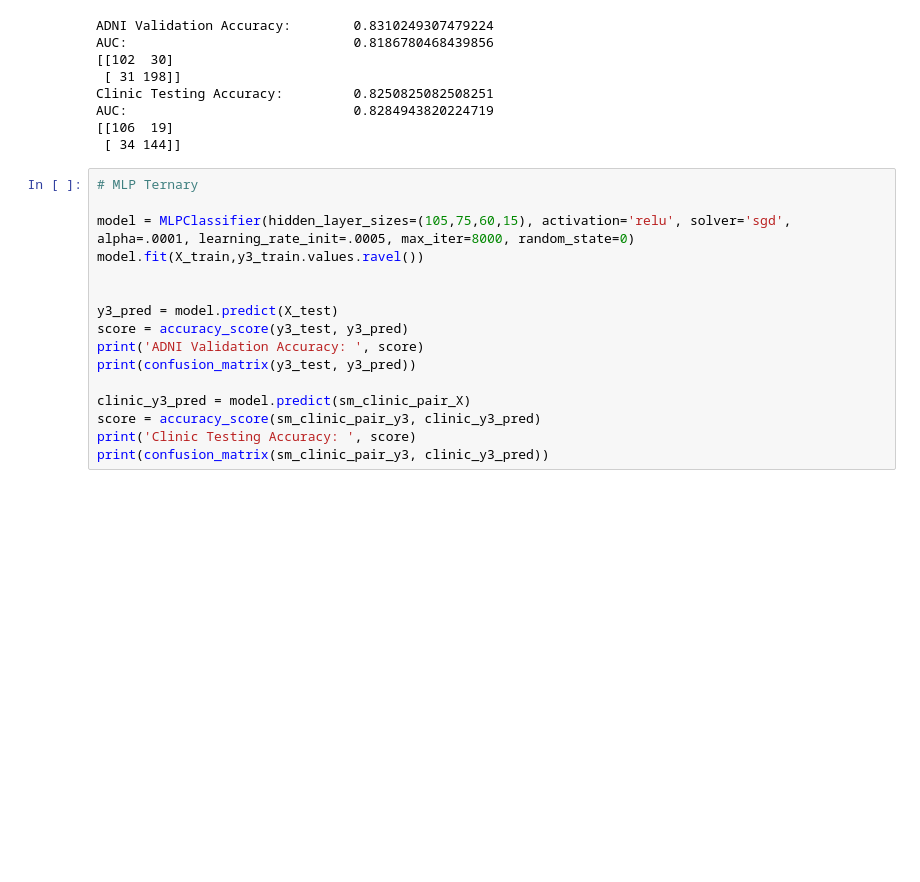
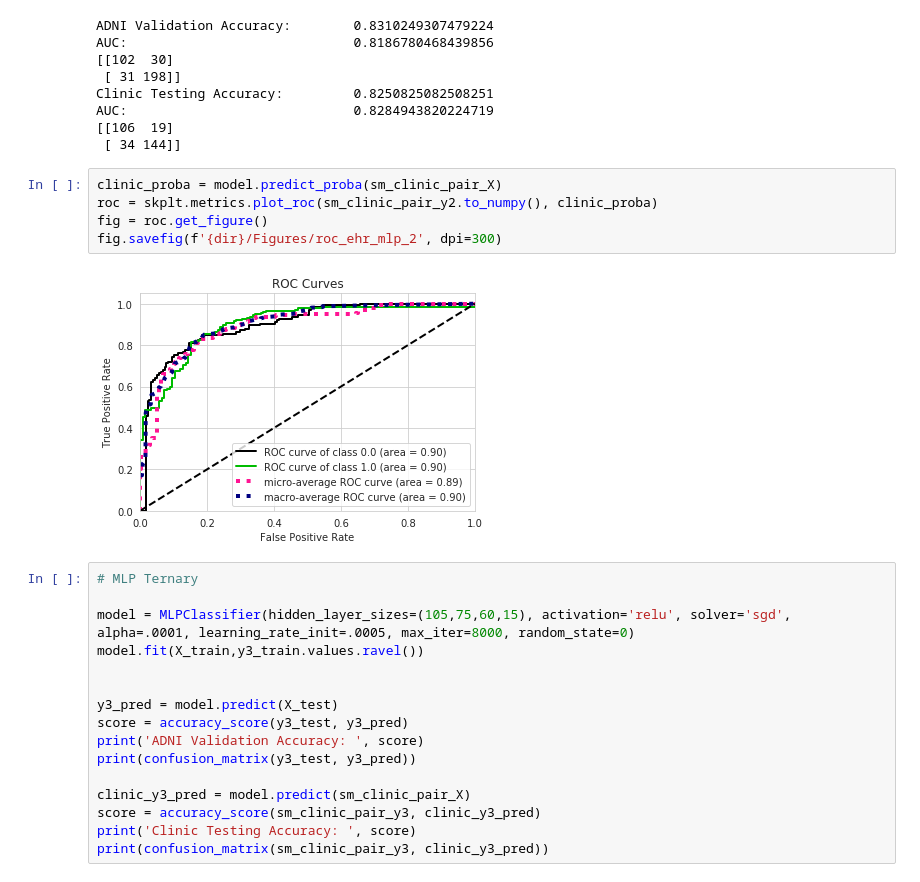
Before and after one commit to mjkleiman/streamlineAD, a Jupyter notebook: KleimanPhD_Chp2.ipynb, the cells around one changed output. Saved outputs shown, nothing was run; the diff lists cells and outputs as text; blank space fills up the shorter version.

```diff
--- a/KleimanPhD_Chp2.ipynb
+++ b/KleimanPhD_Chp2.ipynb
@@ -1417,6 +1437,13 @@ Clinic Testing Accuracy:         0.8250825082508251
 AUC:                             0.8284943820224719
 [[106  19]
  [ 34 144]]
+# %%
+clinic_proba = model.predict_proba(sm_clinic_pair_X)
+roc = skplt.metrics.plot_roc(sm_clinic_pair_y2.to_numpy(), clinic_proba)
+fig = roc.get_figure()
+fig.savefig(f'{dir}/Figures/roc_ehr_mlp_2', dpi=300)
+# %% [output]
+[figure, added]
 # %%
 # MLP Ternary
 
```
Also changed, not shown: parts of 25 cells of this notebook.
